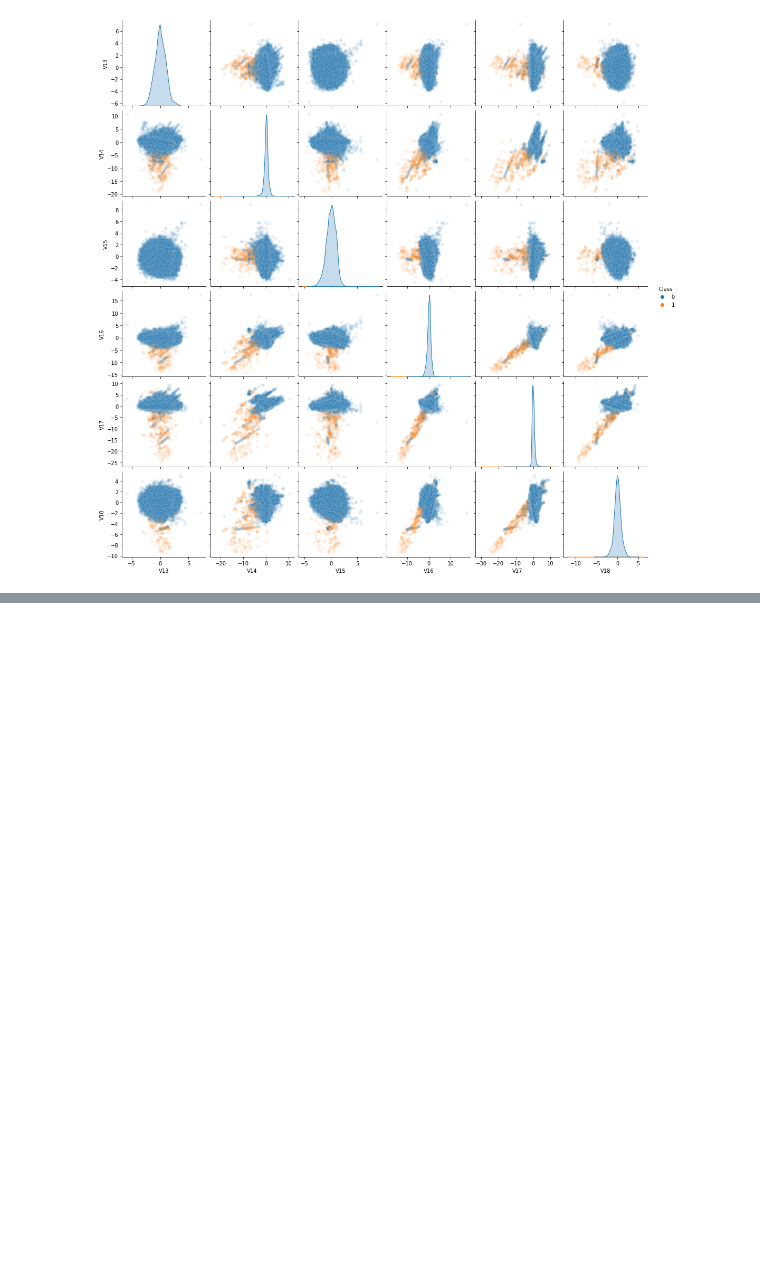
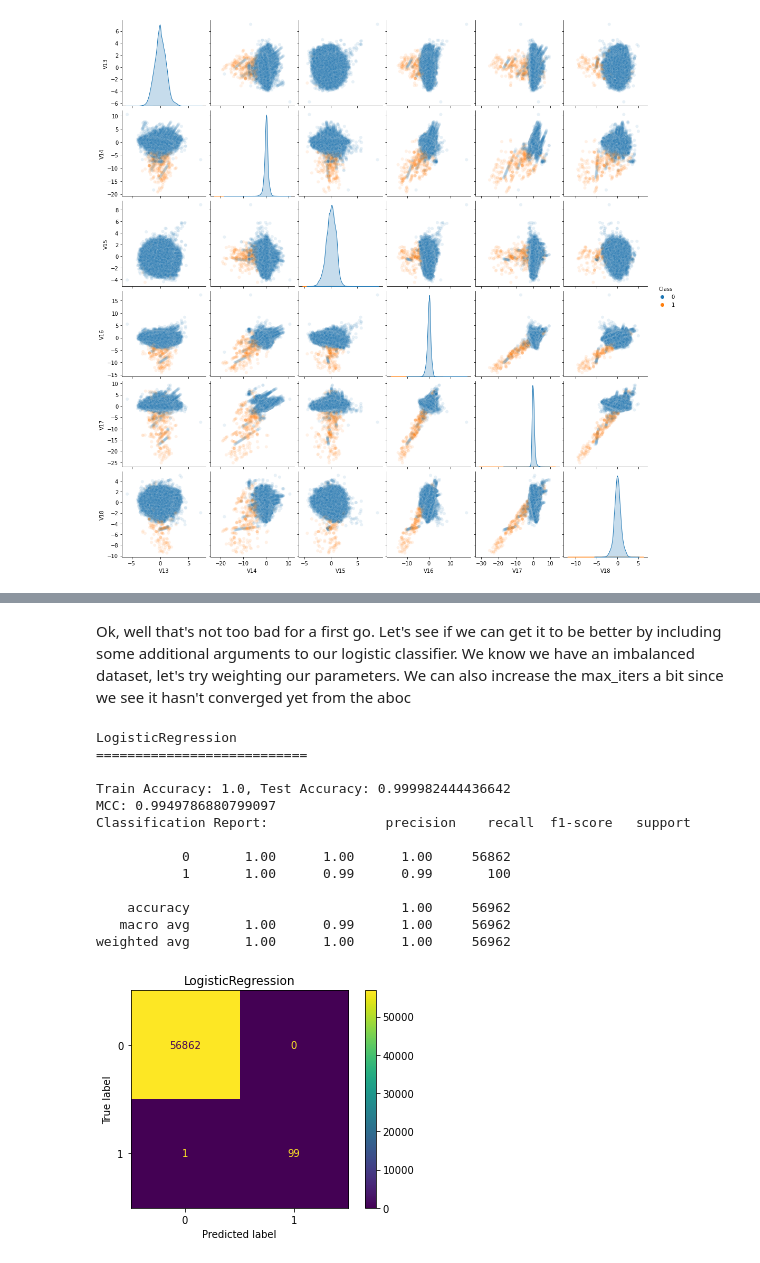
Before and after one commit to Mitchel-Smith/credit-card-fraud, a Jupyter notebook: FraudDetection.ipynb, the cells around one changed output, grey strips where cells are left out. Saved outputs shown, nothing was run; the diff lists cells and outputs as text; code cells hidden in the pictures; blank space fills up the shorter version.

```diff
--- a/FraudDetection.ipynb
+++ b/FraudDetection.ipynb
@@ -92,0 +254,4 @@ sns.pairplot(df_credit.iloc[:,third], hue = "Class", plot_kws={'alpha':0.1})
+# %% [markdown]
+Ok, well that's not too bad for a first go. Let's see if we can get it to be better by including
+some additional arguments to our logistic classifier. We know we have an imbalanced dataset, let's
+try weighting our parameters. We can also increase the max_iters a bit since we see it hasn't converged yet from the aboc
@@ -92,0 +262,27 @@ sns.pairplot(df_credit.iloc[:,third], hue = "Class", plot_kws={'alpha':0.1})
+# %%
+'''
+Let's make a new split. We did all that work earlier to figure out which features were useful and
+which were effectively noise so let's actually use that.
+'''
+XSecond = df_credit.iloc[:,second]
+X_trainSecond, X_testSecond, t_trainSecond, t_testSecond = train_test_split(XSecond,T, test_size = .2, train_size = .8)
+# %%
+
+logClf = LogisticRegression(random_state=0)
+logClf.fit(X_trainSecond, t_trainSecond)
+evaluation_report(logClf, [X_trainSecond, X_testSecond, t_trainSecond, t_testSecond])
+# %% [output]
+LogisticRegression
+===========================
+
+Train Accuracy: 1.0, Test Accuracy: 0.999982444436642
+MCC: 0.9949786880799097
+Classification Report:               precision    recall  f1-score   support
+
+           0       1.00      1.00      1.00     56862
+           1       1.00      0.99      0.99       100
+
+    accuracy                           1.00     56962
+   macro avg       1.00      0.99      1.00     56962
+weighted avg       1.00      1.00      1.00     56962
+[figure, added]
```
Also changed, not shown: parts of 12 cells of this notebook.
